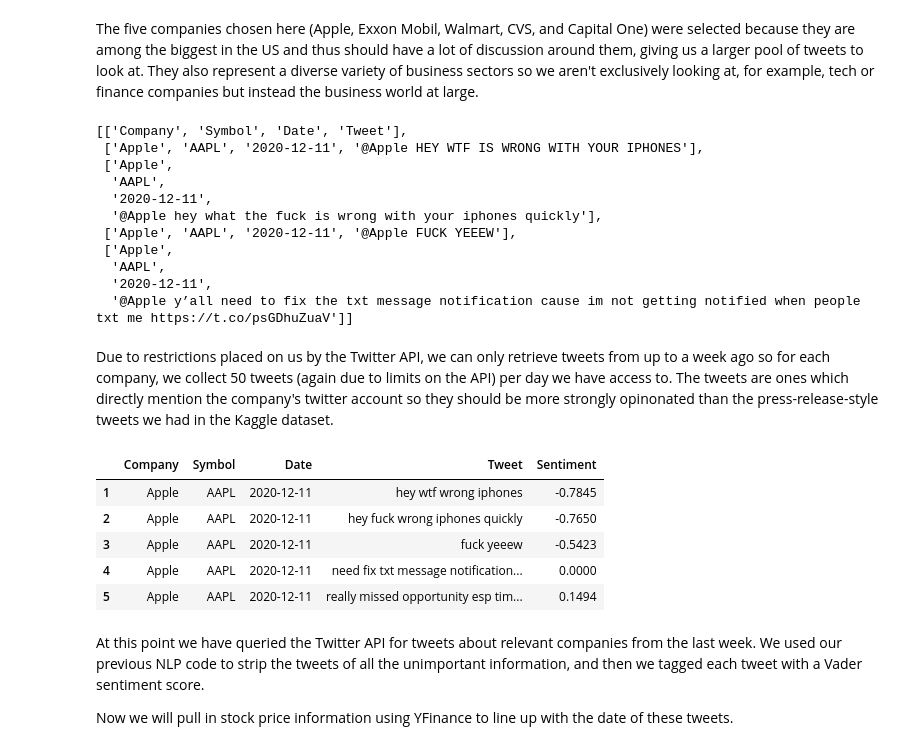
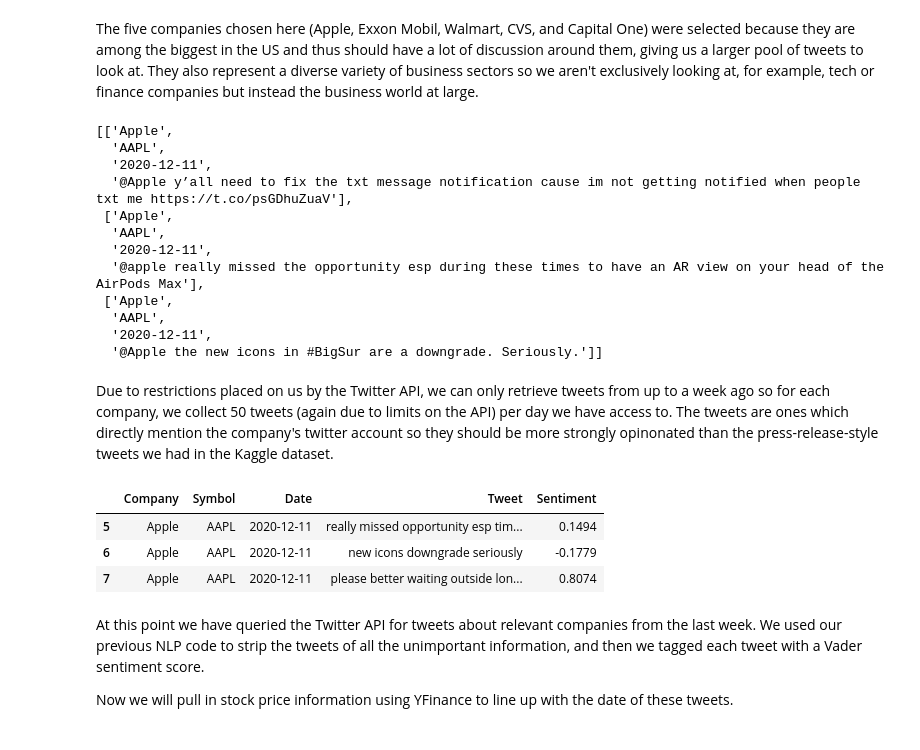
Before and after one commit to gilaniasher/sentiment-driven-market-analysis, a Jupyter notebook: results.ipynb, the cells around one changed output. Drawn from its saved outputs; the diff is of its cells as text; code cells hidden in the pictures.

```diff
--- a/results.ipynb
+++ b/results.ipynb
@@ -287,38 +294,38 @@ for i in range(len(companies)):
 
         days_ago -= 1
 
-search_res[:5]
+# Showing a slice of these tweets to avoid those with curse words
+search_res[4:7]
 # %% [output]
-[['Company', 'Symbol', 'Date', 'Tweet'],
- ['Apple', 'AAPL', '2020-12-11', '@Apple HEY WTF IS WRONG WITH YOUR IPHONES'],
+[['Apple',
+  'AAPL',
+  '2020-12-11',
+  '@Apple y’all need to fix the txt message notification cause im not getting notified when people txt me https://t.co/psGDhuZuaV'],
  ['Apple',
   'AAPL',
   '2020-12-11',
-  '@Apple hey what the fuck is wrong with your iphones quickly'],
- ['Apple', 'AAPL', '2020-12-11', '@Apple FUCK YEEEW'],
+  '@apple really missed the opportunity esp during these times to have an AR view on your head of the AirPods Max'],
  ['Apple',
   'AAPL',
   '2020-12-11',
-  '@Apple y’all need to fix the txt message notification cause im not getting notified when people txt me https://t.co/psGDhuZuaV']]
+  '@Apple the new icons in #BigSur are a downgrade. Seriously.']]
 # %% [markdown]
 Due to restrictions placed on us by the Twitter API, we can only retrieve tweets from up to a week ago so for each company, we collect 50 tweets (again due to limits on the API) per day we have access to. The tweets are ones which directly mention the company's twitter account so they should be more strongly opinonated than the press-release-style tweets we had in the Kaggle dataset.
 # %%
 # Construct the new Tweet dataframe
 tweet_df = pd.DataFrame(search_res)
 tweet_df.columns = tweet_df.iloc[0] # The solumn names are in the first entry of search_res
 tweet_df = tweet_df.iloc[1:] # Remove the names row
 
 # Clean up the Tweets with NLP and add the Vader sentiment score
 tweet_df["Tweet"] = tweet_df["Tweet"].apply(clean_tweet)
 tweet_df["Sentiment"] = tweet_df["Tweet"].apply(lambda s: sent.polarity_scores(s)['compound'])
-tweet_df.head()
+tweet_df[4:7]
 # %% [output]
 |  | Company | Symbol | Date | Tweet | Sentiment |
-| 1 | Apple | AAPL | 2020-12-11 | hey wtf wrong iphones | -0.7845 |
-| 2 | Apple | AAPL | 2020-12-11 | hey fuck wrong iphones quickly | -0.7650 |
-| 3 | Apple | AAPL | 2020-12-11 | fuck yeeew | -0.5423 |
-| 4 | Apple | AAPL | 2020-12-11 | need fix txt message notification... | 0.0000 |
 | 5 | Apple | AAPL | 2020-12-11 | really missed opportunity esp tim... | 0.1494 |
+| 6 | Apple | AAPL | 2020-12-11 | new icons downgrade seriously | -0.1779 |
+| 7 | Apple | AAPL | 2020-12-11 | please better waiting outside lon... | 0.8074 |
 # %% [markdown]
 At this point we have queried the Twitter API for tweets about relevant companies from the last week. We used our previous NLP code to strip the tweets of all the unimportant information, and then we tagged each tweet with a Vader sentiment score.
 
```
Also changed, not shown: parts of 24 cells of this notebook, 1 other file.
